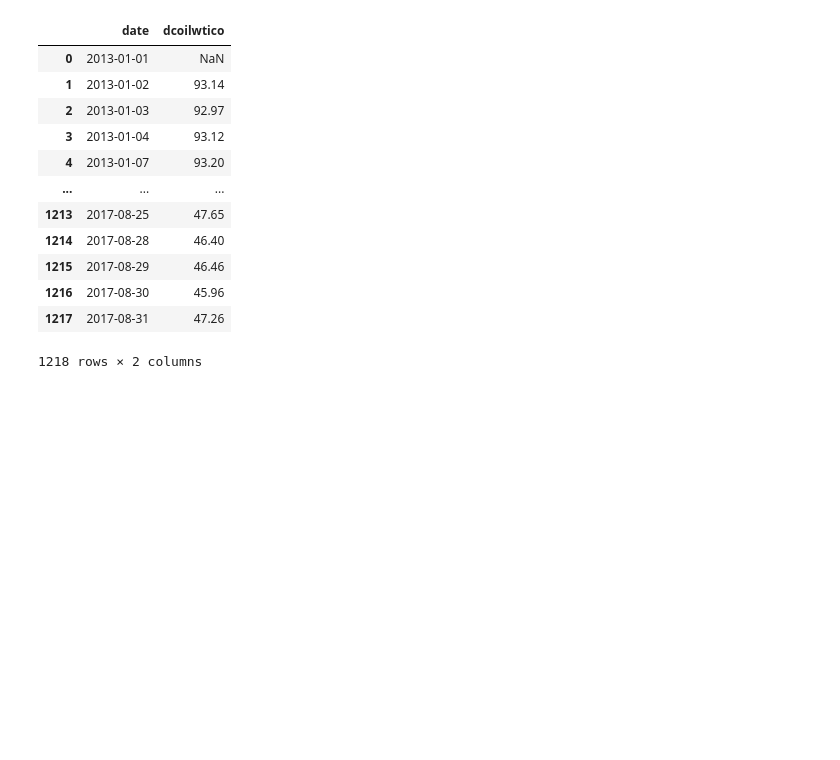
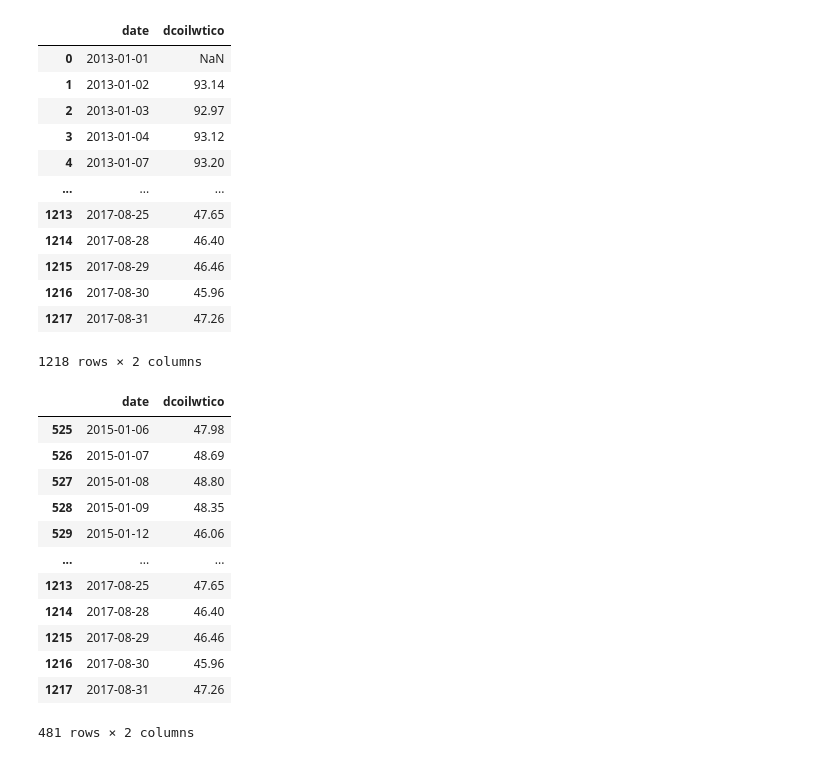
Before and after one commit to bielng/python_analytics_continous_learning, a Jupyter notebook: basics_pandas_numpy.ipynb, the cells around one changed output. Cells and saved outputs as stored; diff of their text form; code cells hidden in the pictures; blank space fills up the shorter version.

Commit message:
series aggregation prep

```diff
--- a/basics_pandas_numpy.ipynb
+++ b/basics_pandas_numpy.ipynb
@@ -768,4 +768,20 @@ oil_df
 1218 rows × 2 columns
 # %%
 mask = (oil_df["dcoilwtico"] <= 50) & (oil_df["date"].notna())
-oil_df[mask]
+oil_series = oil_df[mask]
+# %%
+oil_series
+# %% [output]
+|  | date | dcoilwtico |
+| 525 | 2015-01-06 | 47.98 |
+| 526 | 2015-01-07 | 48.69 |
+| 527 | 2015-01-08 | 48.80 |
+| 528 | 2015-01-09 | 48.35 |
+| 529 | 2015-01-12 | 46.06 |
+| ... | ... | ... |
+| 1213 | 2017-08-25 | 47.65 |
+| 1214 | 2017-08-28 | 46.40 |
+| 1215 | 2017-08-29 | 46.46 |
+| 1216 | 2017-08-30 | 45.96 |
+| 1217 | 2017-08-31 | 47.26 |
+481 rows × 2 columns
```
Also changed, not shown: parts of 1 cell of this notebook.
